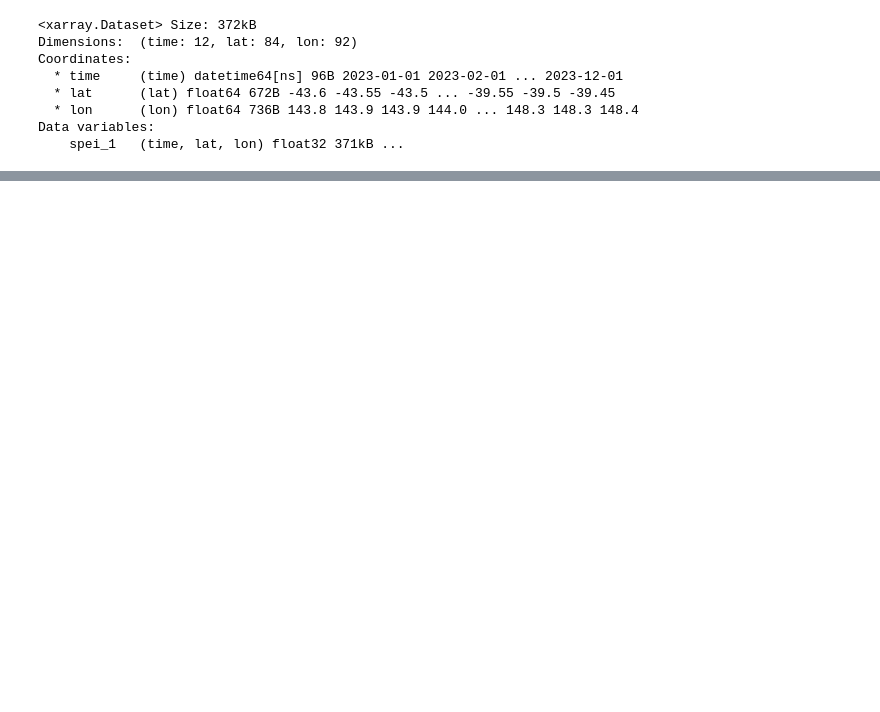
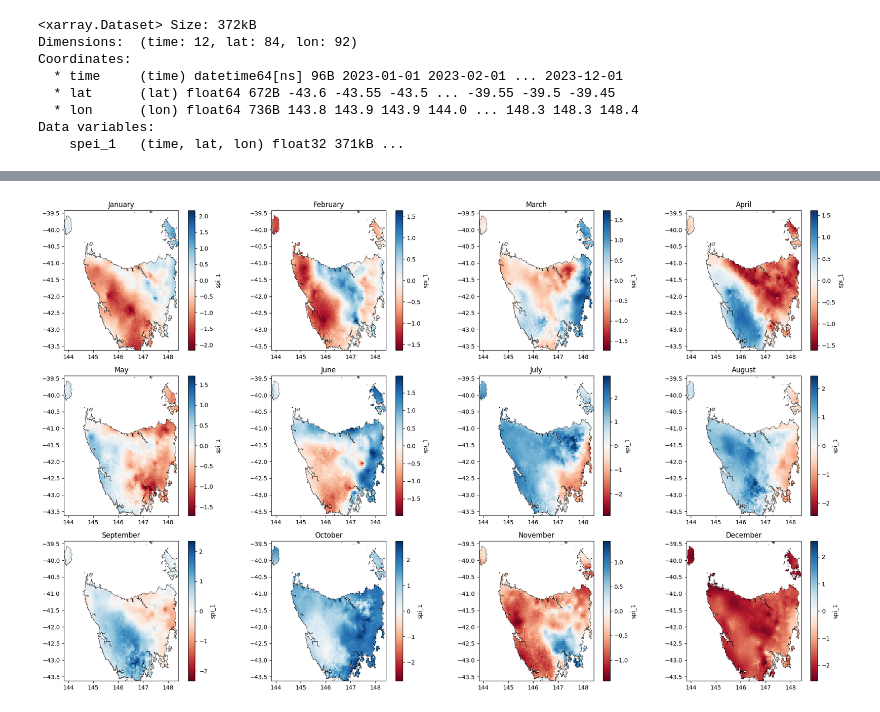
Before and after one commit to Jspcharles/Drought-Propagation, a Jupyter notebook: PP_C_monthly_conversion.ipynb, the cells around one changed output, grey strips where cells are left out. Cells and saved outputs as stored; diff of their text form; code cells hidden in the pictures; blank space fills up the shorter version.

```diff
--- a/PP_C_monthly_conversion.ipynb
+++ b/PP_C_monthly_conversion.ipynb
@@ -161,0 +162,42 @@ plt.show()
+# %%
+import xarray as xr
+import matplotlib.pyplot as plt
+import geopandas as gpd
+
+# === Load the shapefile for Queensland regions ===
+shapefile_path = r'Data\Tas_Shapefile\tasmania.shp'
+qld_shape = gpd.read_file(shapefile_path).to_crs("EPSG:4326")
+
+# === Open the monthly max temperature data for QLD ===
+ds = xr.open_dataset(r'Data\Climate Data\3. Tasmania_Monthly\SPI_tas_monthly\2021_spi.nc')
+monthly_rain = ds['spi_1']  # Adjust variable name as needed
+
+# === Create figure and axes for the plot ===
+fig, axes = plt.subplots(nrows=3, ncols=4, figsize=(20, 12))
+axes = axes.flatten()
+
+# === Plot each month with its own colorbar ===
+for i, month in enumerate(monthly_rain.time):
+    ax = axes[i]
+    data = monthly_rain.sel(time=month)
+
+    # Plot with individual colorbar
+    data.plot(ax=ax, cmap='RdBu', add_colorbar=True)
+
+    # Overlay region boundaries
+    qld_shape.boundary.plot(ax=ax, color='black', linewidth=0.5, alpha=0.7)
+
+    # Set the title
+    ax.set_title(month.dt.strftime('%B').item())
+    ax.set_xlabel('')
+    ax.set_ylabel('')
+
+# === Remove unused axes if any ===
+for j in range(i+1, len(axes)):
+    fig.delaxes(axes[j])
+
+# === Final layout ===
+plt.tight_layout()
+plt.show()
+# %% [output]
+[figure, added]
```
Also changed, not shown: parts of 2 cells of this notebook, 1 other file.
